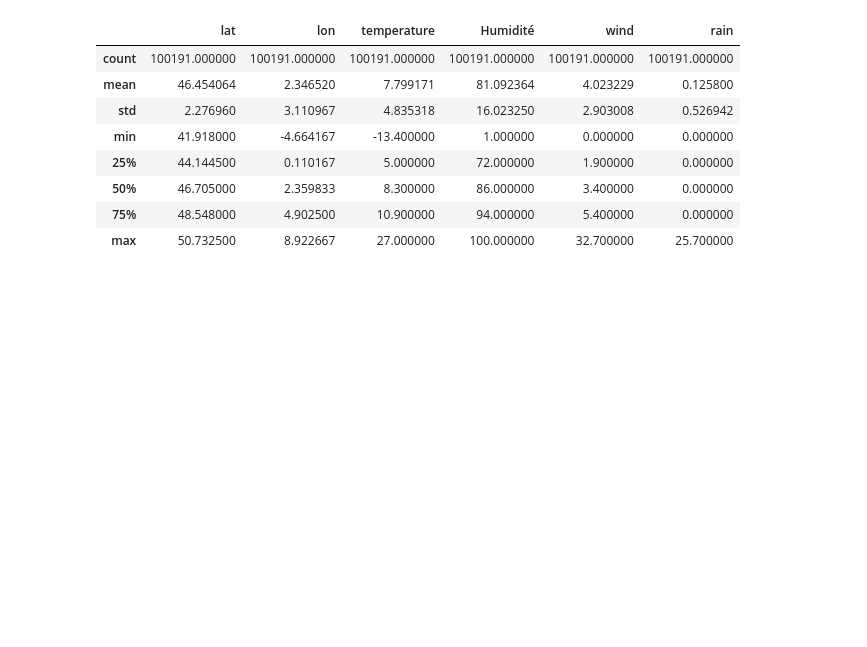
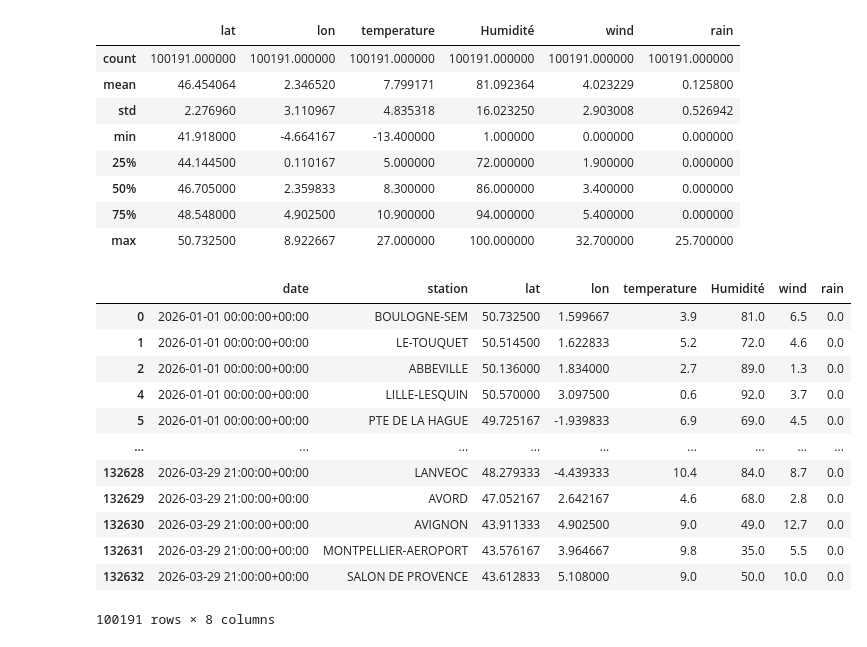
Before and after one commit to Challenge-48HYnov/DATA, a Jupyter notebook: scripts/meteo.ipynb, the cells around one changed output. Saved outputs shown, nothing was run; the diff lists cells and outputs as text; code cells hidden in the pictures; blank space fills up the shorter version.

```diff
--- a/scripts/meteo.ipynb
+++ b/scripts/meteo.ipynb
@@ -141,3 +141,19 @@ df.describe()
 | max | 50.732500 | 8.922667 | 27.000000 | 100.000000 | 32.700000 | 25.700000 |
 # %%
 df.to_csv("meteo_clean.csv", index=False)
+# %%
+df
+# %% [output]
+|  | date | station | lat | lon | temperature | Humidité | wind | rain |
+| 0 | 2026-01-01 00:00:00+00:00 | BOULOGNE-SEM | 50.732500 | 1.599667 | 3.9 | 81.0 | 6.5 | 0.0 |
+| 1 | 2026-01-01 00:00:00+00:00 | LE-TOUQUET | 50.514500 | 1.622833 | 5.2 | 72.0 | 4.6 | 0.0 |
+| 2 | 2026-01-01 00:00:00+00:00 | ABBEVILLE | 50.136000 | 1.834000 | 2.7 | 89.0 | 1.3 | 0.0 |
+| 4 | 2026-01-01 00:00:00+00:00 | LILLE-LESQUIN | 50.570000 | 3.097500 | 0.6 | 92.0 | 3.7 | 0.0 |
+| 5 | 2026-01-01 00:00:00+00:00 | PTE DE LA HAGUE | 49.725167 | -1.939833 | 6.9 | 69.0 | 4.5 | 0.0 |
+| ... | ... | ... | ... | ... | ... | ... | ... | ... |
+| 132628 | 2026-03-29 21:00:00+00:00 | LANVEOC | 48.279333 | -4.439333 | 10.4 | 84.0 | 8.7 | 0.0 |
+| 132629 | 2026-03-29 21:00:00+00:00 | AVORD | 47.052167 | 2.642167 | 4.6 | 68.0 | 2.8 | 0.0 |
+| 132630 | 2026-03-29 21:00:00+00:00 | AVIGNON | 43.911333 | 4.902500 | 9.0 | 49.0 | 12.7 | 0.0 |
+| 132631 | 2026-03-29 21:00:00+00:00 | MONTPELLIER-AEROPORT | 43.576167 | 3.964667 | 9.8 | 35.0 | 5.5 | 0.0 |
+| 132632 | 2026-03-29 21:00:00+00:00 | SALON DE PROVENCE | 43.612833 | 5.108000 | 9.0 | 50.0 | 10.0 | 0.0 |
+100191 rows × 8 columns
```
Also changed, not shown: 5 other files.
